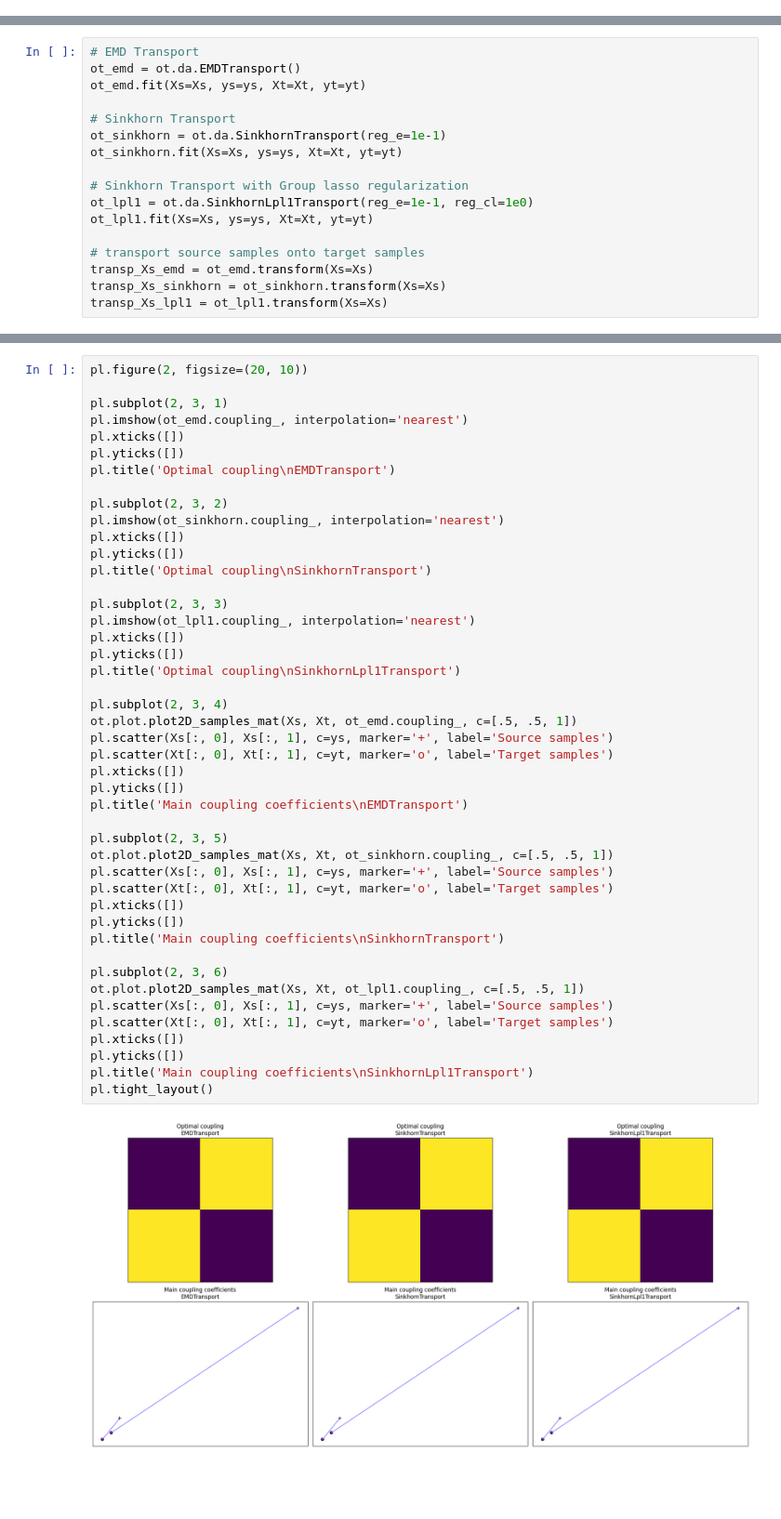
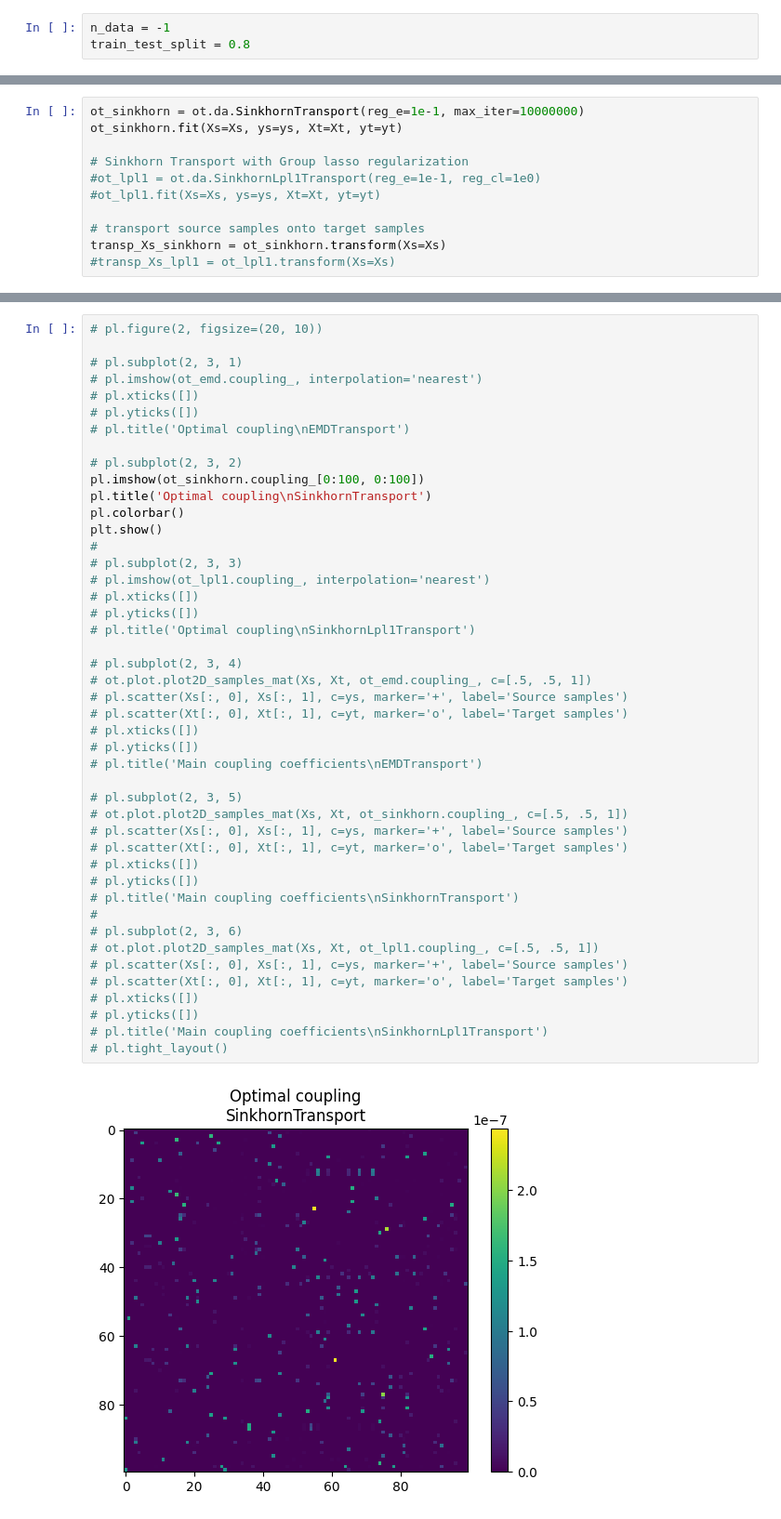
Before and after one commit to balazsmorv/fmri_classifier, a Jupyter notebook: Notebook experiments/Transforms/Optimal Transport.ipynb, the cells around one changed output, grey strips where cells are left out. Shown at 93% size. Cells and saved outputs as stored; diff of their text form; blank space fills up the shorter version.

```diff
--- a/Notebook experiments/Transforms/Optimal Transport.ipynb
+++ b/Notebook experiments/Transforms/Optimal Transport.ipynb
@@ -18 +20,4 @@ number_of_datapoints = -1
+# %%
+n_data = -1
+train_test_split = 0.8
 # %%
@@ -37,17 +54,11 @@ yt = y_train
 # %%
-# EMD Transport
-ot_emd = ot.da.EMDTransport()
-ot_emd.fit(Xs=Xs, ys=ys, Xt=Xt, yt=yt)
-
-# Sinkhorn Transport
-ot_sinkhorn = ot.da.SinkhornTransport(reg_e=1e-1)
+ot_sinkhorn = ot.da.SinkhornTransport(reg_e=1e-1, max_iter=10000000)
 ot_sinkhorn.fit(Xs=Xs, ys=ys, Xt=Xt, yt=yt)
 
 # Sinkhorn Transport with Group lasso regularization
-ot_lpl1 = ot.da.SinkhornLpl1Transport(reg_e=1e-1, reg_cl=1e0)
-ot_lpl1.fit(Xs=Xs, ys=ys, Xt=Xt, yt=yt)
+#ot_lpl1 = ot.da.SinkhornLpl1Transport(reg_e=1e-1, reg_cl=1e0)
+#ot_lpl1.fit(Xs=Xs, ys=ys, Xt=Xt, yt=yt)
 
 # transport source samples onto target samples
-transp_Xs_emd = ot_emd.transform(Xs=Xs)
 transp_Xs_sinkhorn = ot_sinkhorn.transform(Xs=Xs)
-transp_Xs_lpl1 = ot_lpl1.transform(Xs=Xs)
+#transp_Xs_lpl1 = ot_lpl1.transform(Xs=Xs)
@@ -74,47 +103,47 @@ pl.tight_layout()
 # %%
-pl.figure(2, figsize=(20, 10))
+# pl.figure(2, figsize=(20, 10))
 
-pl.subplot(2, 3, 1)
-pl.imshow(ot_emd.coupling_, interpolation='nearest')
-pl.xticks([])
-pl.yticks([])
-pl.title('Optimal coupling\nEMDTransport')
+# pl.subplot(2, 3, 1)
+# pl.imshow(ot_emd.coupling_, interpolation='nearest')
+# pl.xticks([])
+# pl.yticks([])
+# pl.title('Optimal coupling\nEMDTransport')
 
-pl.subplot(2, 3, 2)
-pl.imshow(ot_sinkhorn.coupling_, interpolation='nearest')
-pl.xticks([])
-pl.yticks([])
+# pl.subplot(2, 3, 2)
+pl.imshow(ot_sinkhorn.coupling_[0:100, 0:100])
 pl.title('Optimal coupling\nSinkhornTransport')
+pl.colorbar()
+plt.show()
+#
+# pl.subplot(2, 3, 3)
+# pl.imshow(ot_lpl1.coupling_, interpolation='nearest')
+# pl.xticks([])
+# pl.yticks([])
+# pl.title('Optimal coupling\nSinkhornLpl1Transport')
 
-pl.subplot(2, 3, 3)
-pl.imshow(ot_lpl1.coupling_, interpolation='nearest')
-pl.xticks([])
-pl.yticks([])
-pl.title('Optimal coupling\nSinkhornLpl1Transport')
+# pl.subplot(2, 3, 4)
+# ot.plot.plot2D_samples_mat(Xs, Xt, ot_emd.coupling_, c=[.5, .5, 1])
+# pl.scatter(Xs[:, 0], Xs[:, 1], c=ys, marker='+', label='Source samples')
+# pl.scatter(Xt[:, 0], Xt[:, 1], c=yt, marker='o', label='Target samples')
+# pl.xticks([])
+# pl.yticks([])
+# pl.title('Main coupling coefficients\nEMDTransport')
 
-pl.subplot(2, 3, 4)
-ot.plot.plot2D_samples_mat(Xs, Xt, ot_emd.coupling_, c=[.5, .5, 1])
-pl.scatter(Xs[:, 0], Xs[:, 1], c=ys, marker='+', label='Source samples')
-pl.scatter(Xt[:, 0], Xt[:, 1], c=yt, marker='o', label='Target samples')
-pl.xticks([])
-pl.yticks([])
-pl.title('Main coupling coefficients\nEMDTransport')
-
-pl.subplot(2, 3, 5)
-ot.plot.plot2D_samples_mat(Xs, Xt, ot_sinkhorn.coupling_, c=[.5, .5, 1])
-pl.scatter(Xs[:, 0], Xs[:, 1], c=ys, marker='+', label='Source samples')
-pl.scatter(Xt[:, 0], Xt[:, 1], c=yt, marker='o', label='Target samples')
-pl.xticks([])
-pl.yticks([])
-pl.title('Main coupling coefficients\nSinkhornTransport')
-
-pl.subplot(2, 3, 6)
-ot.plot.plot2D_samples_mat(Xs, Xt, ot_lpl1.coupling_, c=[.5, .5, 1])
-pl.scatter(Xs[:, 0], Xs[:, 1], c=ys, marker='+', label='Source samples')
-pl.scatter(Xt[:, 0], Xt[:, 1], c=yt, marker='o', label='Target samples')
-pl.xticks([])
-pl.yticks([])
-pl.title('Main coupling coefficients\nSinkhornLpl1Transport')
-pl.tight_layout()
+# pl.subplot(2, 3, 5)
+# ot.plot.plot2D_samples_mat(Xs, Xt, ot_sinkhorn.coupling_, c=[.5, .5, 1])
+# pl.scatter(Xs[:, 0], Xs[:, 1], c=ys, marker='+', label='Source samples')
+# pl.scatter(Xt[:, 0], Xt[:, 1], c=yt, marker='o', label='Target samples')
+# pl.xticks([])
+# pl.yticks([])
+# pl.title('Main coupling coefficients\nSinkhornTransport')
+#
+# pl.subplot(2, 3, 6)
+# ot.plot.plot2D_samples_mat(Xs, Xt, ot_lpl1.coupling_, c=[.5, .5, 1])
+# pl.scatter(Xs[:, 0], Xs[:, 1], c=ys, marker='+', label='Source samples')
+# pl.scatter(Xt[:, 0], Xt[:, 1], c=yt, marker='o', label='Target samples')
+# pl.xticks([])
+# pl.yticks([])
+# pl.title('Main coupling coefficients\nSinkhornLpl1Transport')
+# pl.tight_layout()
 # %% [output]
-[figure, old version]
+[figure, new version]
```
Also changed, not shown: parts of 24 cells of this notebook, 3 other files.
